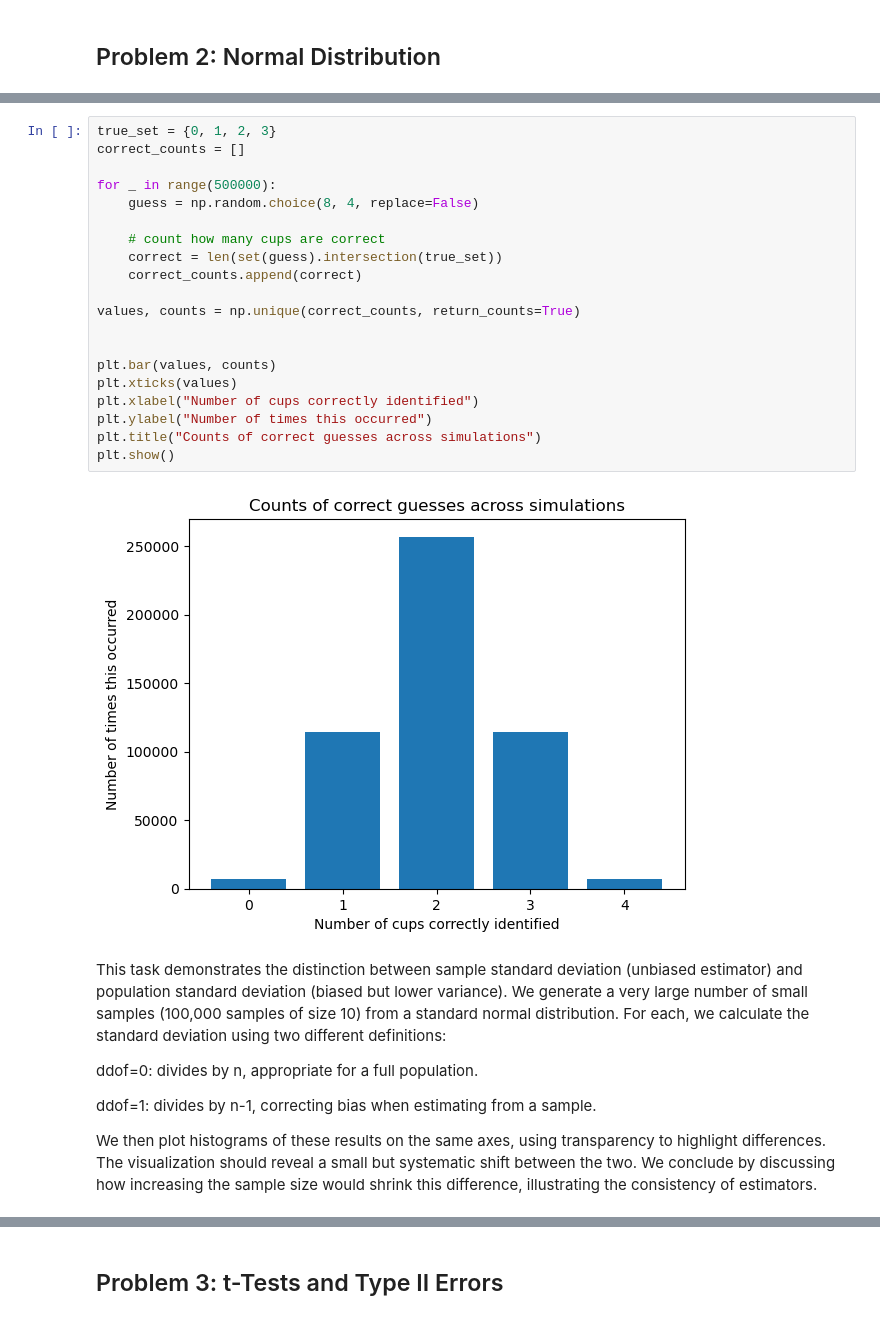
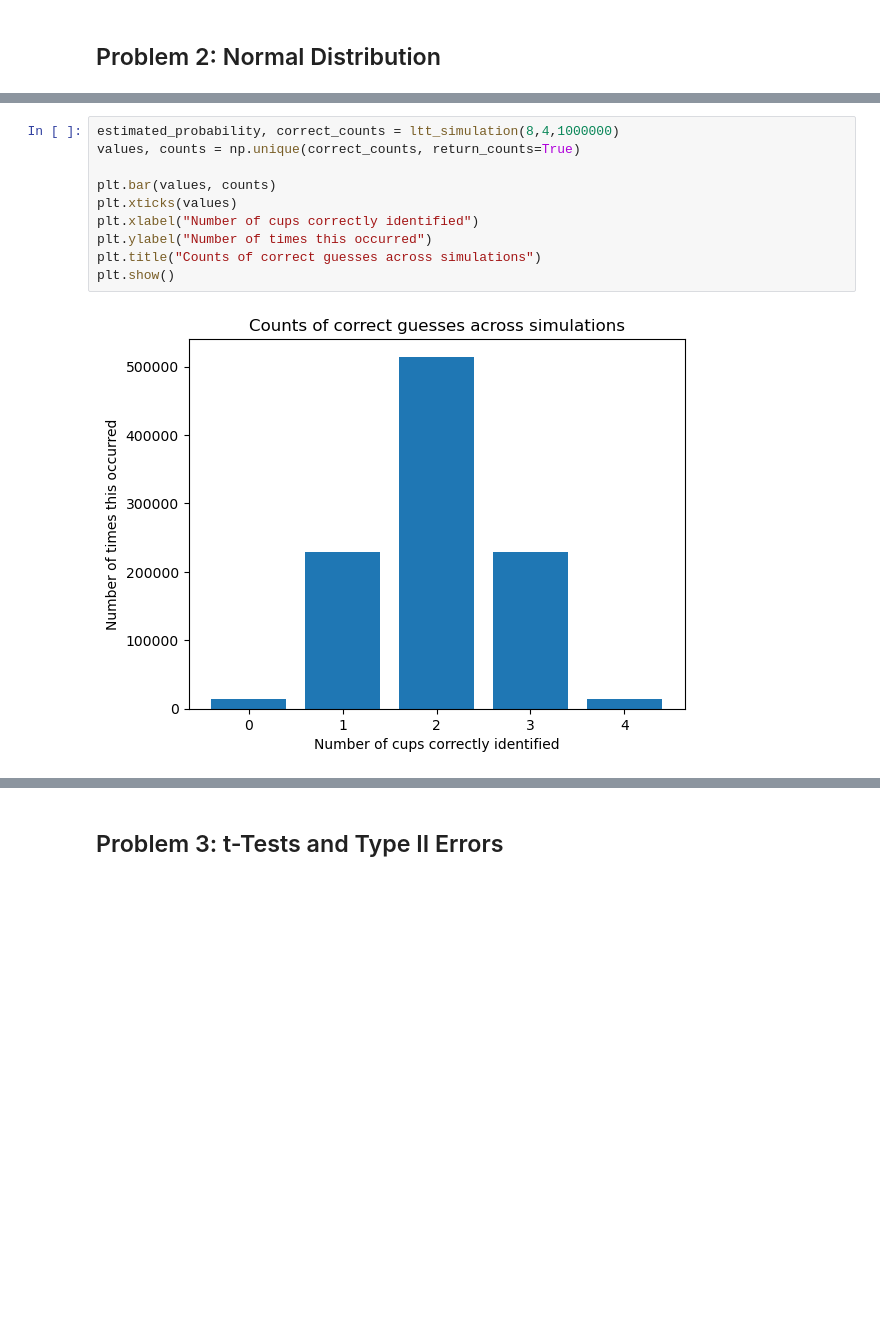
Before and after one commit to morgam7/applied-statistics, a Jupyter notebook: problems.ipynb, the cells around one changed output, grey strips where cells are left out. Cells and saved outputs as stored; diff of their text form; blank space fills up the shorter version.

```diff
--- a/problems.ipynb
+++ b/problems.ipynb
@@ -122,30 +123,12 @@ When we increase the number of shuffles the plot starts to look more symmetrical
-# %%
-true_set = {0, 1, 2, 3}
-correct_counts = []
-
-for _ in range(500000):
-    guess = np.random.choice(8, 4, replace=False)
-
-    # count how many cups are correct
-    correct = len(set(guess).intersection(true_set))
-    correct_counts.append(correct)
-
-values, counts = np.unique(correct_counts, return_counts=True)
-
-
-plt.bar(values, counts)
-plt.xticks(values)
-plt.xlabel("Number of cups correctly identified")
-plt.ylabel("Number of times this occurred")
-plt.title("Counts of correct guesses across simulations")
-plt.show()
-# %% [output]
-[figure, removed]
-# %% [markdown]
-This task demonstrates the distinction between sample standard deviation (unbiased estimator) and population standard deviation (biased but lower variance). We generate a very large number of small samples (100,000 samples of size 10) from a standard normal distribution. For each, we calculate the standard deviation using two different definitions:
-
-ddof=0: divides by n, appropriate for a full population.
-
-ddof=1: divides by n-1, correcting bias when estimating from a sample.
-
-We then plot histograms of these results on the same axes, using transparency to highlight differences. The visualization should reveal a small but systematic shift between the two. We conclude by discussing how increasing the sample size would shrink this difference, illustrating the consistency of estimators.
+# %%
+estimated_probability, correct_counts = ltt_simulation(8,4,1000000)
+values, counts = np.unique(correct_counts, return_counts=True)
+
+plt.bar(values, counts)
+plt.xticks(values)
+plt.xlabel("Number of cups correctly identified")
+plt.ylabel("Number of times this occurred")
+plt.title("Counts of correct guesses across simulations")
+plt.show()
+# %% [output]
+[figure, added]
```
Also changed, not shown: parts of 19 cells of this notebook.
